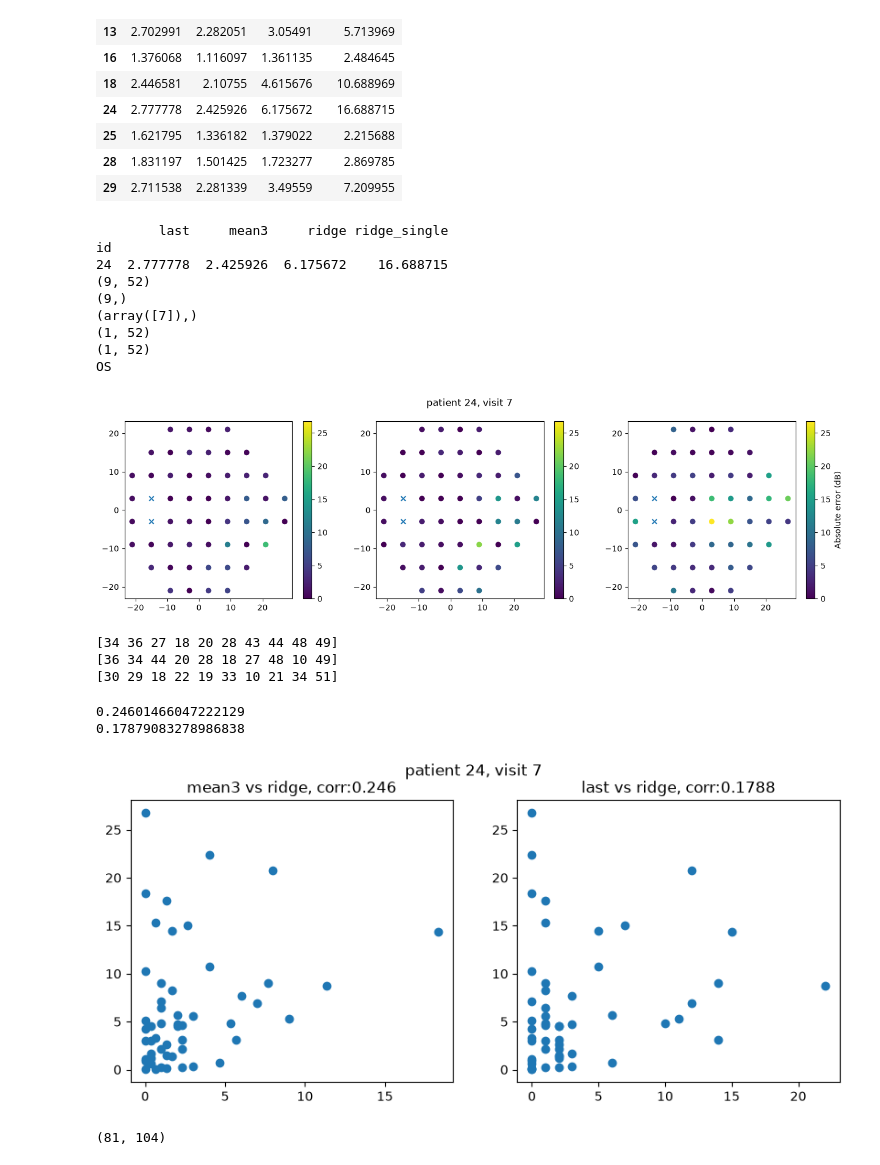
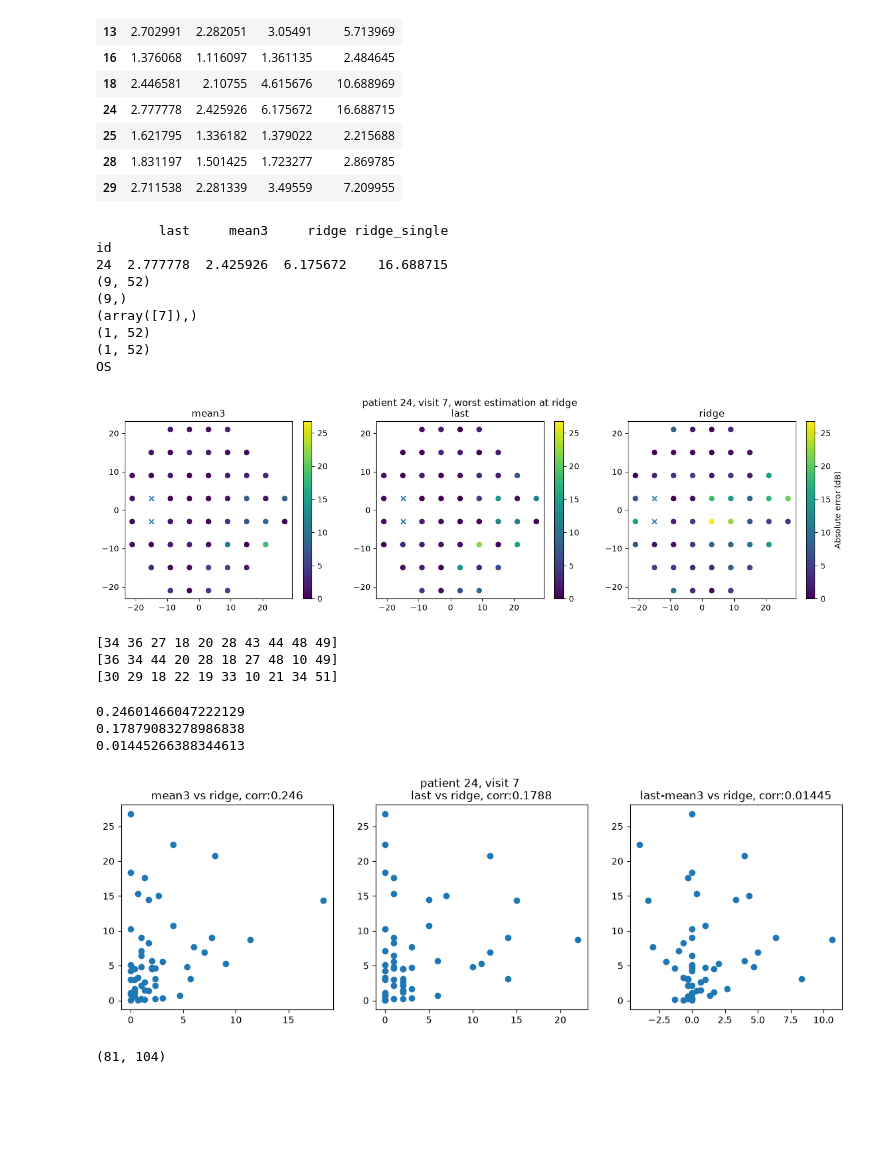
Before and after one commit to kuroganegames/biosignal_training, a Jupyter notebook: retina_tutorial/retina_exploration.ipynb, the cells around one changed output. Saved outputs shown, nothing was run; the diff lists cells and outputs as text; code cells hidden in the pictures; blank space fills up the shorter version.

```diff
--- a/retina_tutorial/retina_exploration.ipynb
+++ b/retina_tutorial/retina_exploration.ipynb
@@ -356,7 +323,0 @@ for i_id in df_data["id"].unique():
-# %%
-for i_id in df_data["id"].unique():
-    print(i_id)
-    data_each_pat = df_data[df_data["id"]==i_id]
-    data_each_pat["date"] = pd.to_datetime(data_each_pat["date"])
-    data_each_pat["date_exp"] = data_each_pat["date"].dt.strftime("%Y-%m-%d")
-    data_each_pat = data_each_pat.sort_values("date")
@@ -1295,7 +1257,7 @@ patient_mae
 | 28 | 1.831197 | 1.501425 | 1.723277 | 2.869785 |
 | 29 | 2.711538 | 2.281339 | 3.49559 | 7.209955 |
 # %%
-# 最も誤差が小さい人を抽出してその状態を解析
+# 最も誤差が大きい人を抽出してその状態を解析
 mae_worst = patient_mae[patient_mae["ridge"]==max(patient_mae["ridge"])]
 print(mae_worst)
 mask_worst = (meta[is_test]["id"]==mae_worst.index[0])
@@ -1337,6 +1299,7 @@ fig_max = max([data_worttest_mean3.max(), data_worttest_last.max(), data_worttes
 fig_min = min([data_worttest_mean3.min(), data_worttest_last.min(), data_worttest_ridge.min()])
 
 sc1 = axes[0].scatter(l_x_pos_LR, l_y_pos, c=data_worttest_mean3, vmax=fig_max, vmin=fig_min)
+axes[0].set_title("mean3")
 fig.colorbar(sc1, ax=axes[0])
 
 axes[0].scatter(l_x_pos_bs_LR, l_y_pos_bs, marker="x")
@@ -1344,10 +1307,12 @@ axes[0].scatter(l_x_pos_bs_LR, l_y_pos_bs, marker="x")
 sc_2 = axes[1].scatter(l_x_pos_LR, l_y_pos, c=data_worttest_last, vmax=fig_max, vmin=fig_min)
 fig.colorbar(sc_2, ax=axes[1])
 axes[1].scatter(l_x_pos_bs_LR, l_y_pos_bs, marker="x")
+axes[1].set_title("last")
 
 sc_ridge = axes[2].scatter(l_x_pos_LR, l_y_pos, c=data_worttest_ridge, vmax=fig_max, vmin=fig_min)
 fig.colorbar(sc_ridge, ax=axes[2], label="Absolute error (dB)")
 axes[2].scatter(l_x_pos_bs_LR, l_y_pos_bs, marker="x")
+axes[2].set_title("ridge")
 # data_worttest_mean3
 
 
@@ -1358,7 +1323,7 @@ axes[2].scatter(l_x_pos_bs_LR, l_y_pos_bs, marker="x")
 
 # dir_save_fig = os.path.join(dir_save, f"{name_suffix}{name_base}.png")
 # plt.savefig(dir_save_fig)
-fig.suptitle(f"patient {mae_worst.index[0]}, visit {int(visit_worst[0])}")
+fig.suptitle(f"patient {mae_worst.index[0]}, visit {int(visit_worst[0])}, worst estimation at ridge")
 plt.show()
 # plt.close()
 # %% [output]
@@ -1371,7 +1336,7 @@ id
 (1, 52)
 (1, 52)
 OS
-[figure, old version]
+[figure, new version]
 # %%
 # print(np.sort(data_worttest_ridge)[0,-10:])
 # print(np.argsort(data_worttest_ridge, axis=None))
@@ -1388,20 +1353,26 @@ print(np.argsort(data_worttest_ridge, axis=None)[::-1][:10])
 # %%
 corr_ridge_mean3 = np.corrcoef(data_worttest_mean3, data_worttest_ridge)[0, 1]
 print(corr_ridge_mean3)
 corr_ridge_last = np.corrcoef(data_worttest_last, data_worttest_ridge)[0, 1]
 print(corr_ridge_last)
 
-fig, axes = plt.subplots(1,2, figsize=(10,4))
+corr_ridge_last_mean3 = np.corrcoef(data_worttest_last-data_worttest_mean3, data_worttest_ridge)[0, 1]
+print(corr_ridge_last_mean3)
+
+fig, axes = plt.subplots(1,3, figsize=(14,4))
 axes[0].scatter(data_worttest_mean3, data_worttest_ridge)
 axes[0].set_title("mean3 vs ridge, corr:{:.4}".format(corr_ridge_mean3))
 axes[1].scatter(data_worttest_last, data_worttest_ridge)
 axes[1].set_title("last vs ridge, corr:{:.4}".format(corr_ridge_last))
+axes[2].scatter(data_worttest_last-data_worttest_mean3, data_worttest_ridge)
+axes[2].set_title("last-mean3 vs ridge, corr:{:.4}".format(corr_ridge_last_mean3))
 fig.suptitle(f"patient {mae_worst.index[0]}, visit {int(visit_worst[0])}")
 plt.show()
 # %% [output]
 0.24601466047222129
 0.17879083278986838
+0.01445266388344613
-[figure, old version]
+[figure, new version]
 # %%
 X_test.shape
 # %% [output]
```
Also changed, not shown: parts of 24 cells of this notebook, 2 other files.
